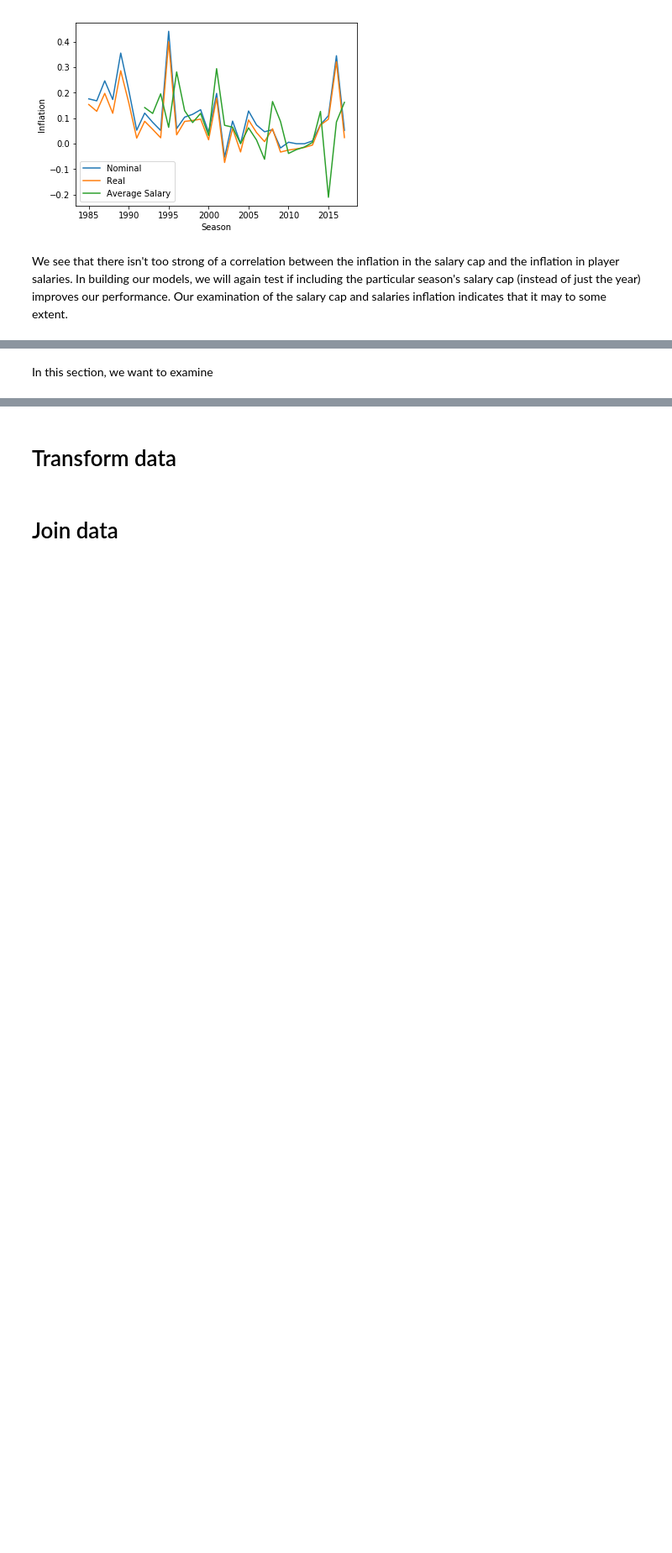
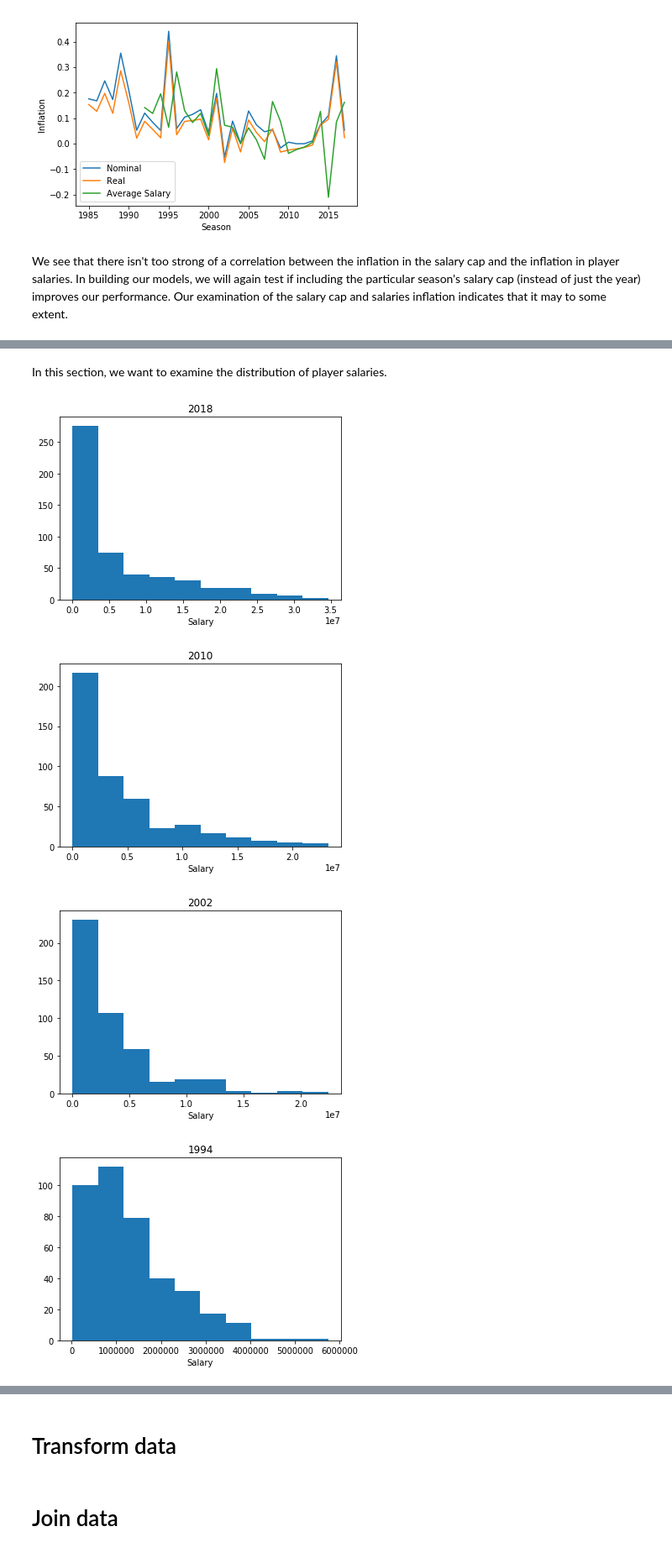
Before and after one commit to dcleung/CIS520-Project, a Jupyter notebook: Notebooks/NBA_Salaries.ipynb, the cells around one changed output, grey strips where cells are left out. Shown: that part at 84% size. Cells and saved outputs as stored; diff of their text form; code cells hidden in the pictures; blank space fills up the shorter version.

```diff
--- a/Notebooks/NBA_Salaries.ipynb
+++ b/Notebooks/NBA_Salaries.ipynb
@@ -166,2 +167,15 @@ We see that there isn't too strong of a correlation between the inflation in the
 # %% [markdown]
-In this section, we want to examine
+In this section, we want to examine the distribution of player salaries.
+# %%
+sample_years = [2018,2010,2002,1994]
+for year in sample_years:
+    salaries = clean_salaries_df[clean_salaries_df['season_end'] == year]['salary']
+    plt.hist(salaries)
+    plt.xlabel('Salary')
+    plt.title(year)
+    plt.show()
+# %% [output]
+[figure, added]
+[figure, added]
+[figure, added]
+[figure, added]
```
Also changed, not shown: parts of 19 cells of this notebook.
